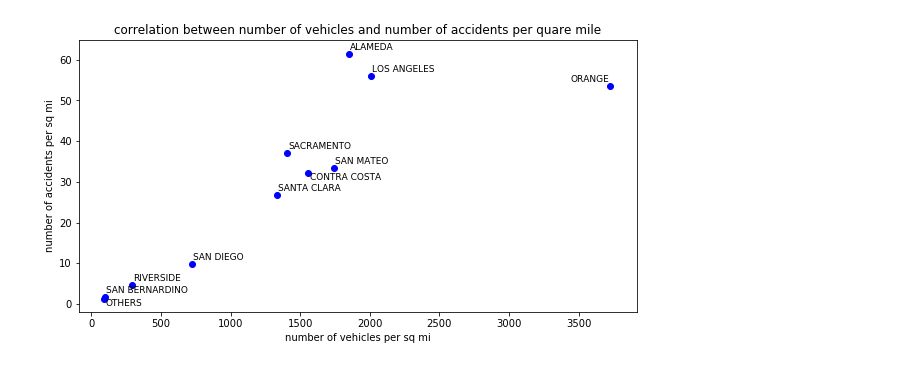
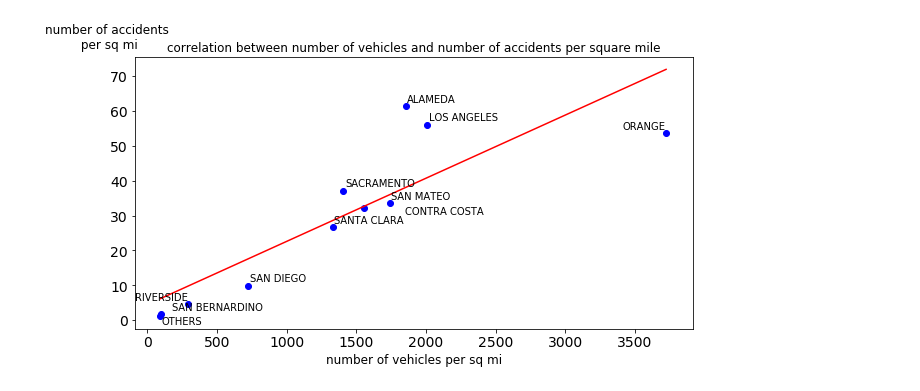
Before and after one commit to LeoNew52/ECE143-Winter20-Team19-FinalProject, a Jupyter notebook: CA_county_density.ipynb, the cells around one changed output. Saved outputs shown, nothing was run; the diff lists cells and outputs as text; code cells hidden in the pictures.

```diff
--- a/CA_county_density.ipynb
+++ b/CA_county_density.ipynb
@@ -146,13 +124,20 @@ for i,county in enumerate(labels):
     x = population_plot[i]
     y = n_accidents_plot[i]
     plt.scatter(x,y,marker = 'o',color = 'blue')
-    texts.append(plt.text(x+0.3,y+0.3,county,fontsize = 9))
+    texts.append(plt.text(x+0.3,y+0.3,county,fontsize = 10))
+
 
 adjust_text(texts)
 coeff1 = np.polyfit(population_plot,n_accidents_plot,1)
-plt.title('correlation between population and number of accidents per quare mile')
-plt.xlabel('population per sq mi')
-plt.ylabel('number of accidents per sq mi')
+poly1d_fn = np.poly1d(coeff1)
+plt.plot(population_plot,poly1d_fn(population_plot),'-',color = 'red')
+plt.tick_params(axis="both", labelsize=14)
+ax = plt.axes()
+ax.yaxis.set_label_coords(-0.05,1.02)
+plt.title('correlation between population and number of accidents per square mile',fontsize = 12)
+plt.xlabel('population per sq mi',fontsize = 12)
+plt.ylabel('number of accidents\n per sq mi',fontsize = 12,rotation = 0)
 
+fig1.savefig('pop.png', transparent=True)
 plt.show()
 # %% [output]
@@ -160,18 +145,25 @@ plt.show()
 # %%
 #get scatter plot
 fig2 = plt.figure(figsize = (10,5))
 texts =[]
 for i,county in enumerate(labels):
     x = n_vehicles_plot[i]
     y = n_accidents_plot[i]
     plt.scatter(x,y,marker = 'o',color = 'blue')
-    texts.append(plt.text(x+0.3,y+0.3,county,fontsize = 9))
+    texts.append(plt.text(x+0.3,y+0.3,county,fontsize = 10))
 
 adjust_text(texts)
-plt.title('correlation between number of vehicles and number of accidents per quare mile')
-plt.xlabel('number of vehicles per sq mi')
-plt.ylabel('number of accidents per sq mi')
+coeff2 = np.polyfit(n_vehicles_plot,n_accidents_plot,1)
+poly1d_fn2 = np.poly1d(coeff2)
+plt.plot(n_vehicles_plot,poly1d_fn2(n_vehicles_plot),'-',color = 'red')
 
+plt.tick_params(axis="both", labelsize=14)
+ax = plt.axes()
+ax.yaxis.set_label_coords(-0.05,1.02)
+plt.title('correlation between number of vehicles and number of accidents per square mile',fontsize = 12)
+plt.xlabel('number of vehicles per sq mi',fontsize = 12)
+plt.ylabel('number of accidents\n per sq mi',fontsize = 12,rotation = 0)
+fig2.savefig('vehicle.png', transparent=True)
 plt.show()
 # %% [output]
-[figure, old version]
+[figure, new version]
```
Also changed, not shown: parts of 4 cells of this notebook.
